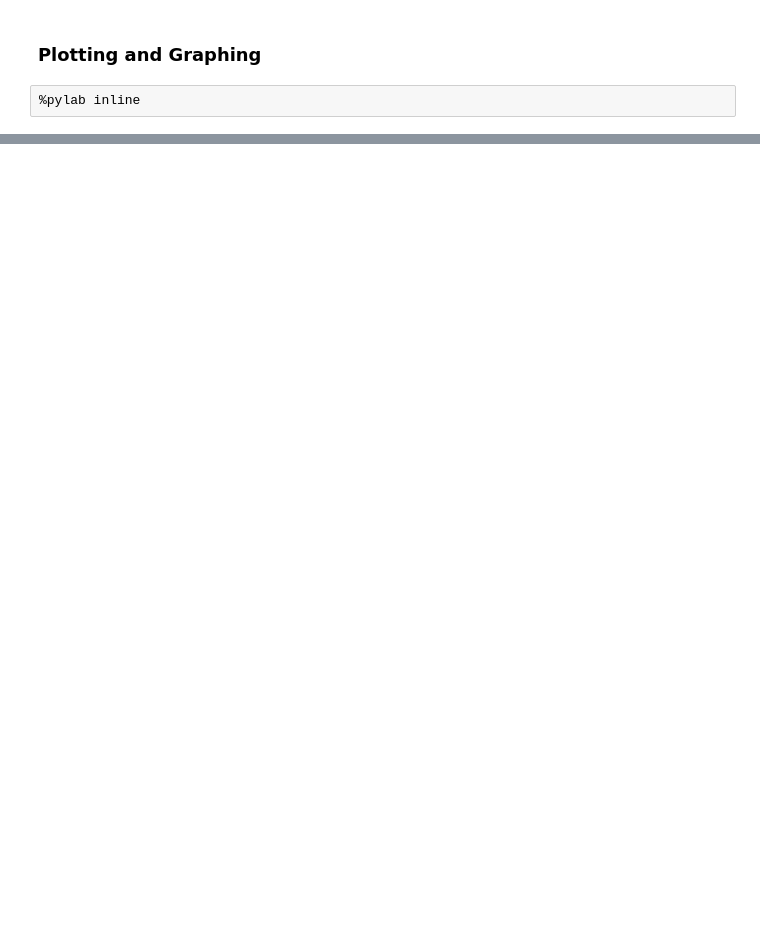
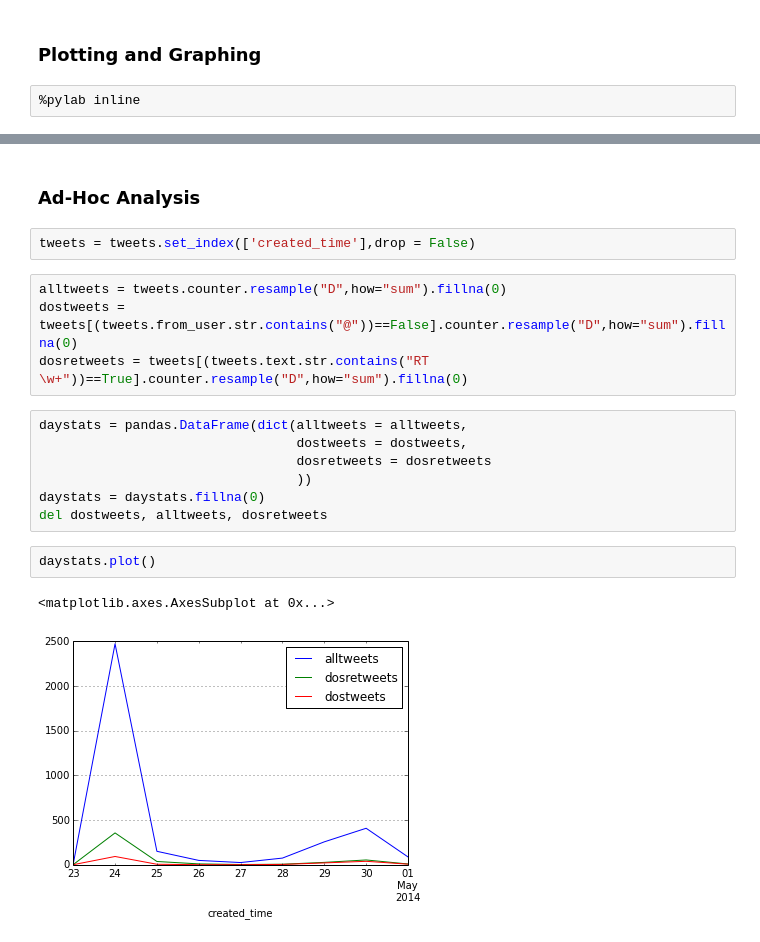
Before and after one commit to geramirez/ipython_notebooks, a Jupyter notebook: twitter_api_explore_v1.ipynb, the cells around one changed output, grey strips where cells are left out. Cells and saved outputs as stored; diff of their text form; blank space fills up the shorter version.

```diff
--- a/twitter_api_explore_v1.ipynb
+++ b/twitter_api_explore_v1.ipynb
@@ -255,0 +342,20 @@ plt.show()
+# %% [markdown]
+### Ad-Hoc Analysis
+# %%
+tweets = tweets.set_index(['created_time'],drop = False)
+# %%
+alltweets = tweets.counter.resample("D",how="sum").fillna(0)
+dostweets = tweets[(tweets.from_user.str.contains("@"))==False].counter.resample("D",how="sum").fillna(0)
+dosretweets = tweets[(tweets.text.str.contains("RT \w+"))==True].counter.resample("D",how="sum").fillna(0)
+# %%
+daystats = pandas.DataFrame(dict(alltweets = alltweets,
+                                 dostweets = dostweets,
+                                 dosretweets = dosretweets
+                                 ))
+daystats = daystats.fillna(0)
+del dostweets, alltweets, dosretweets
+# %%
+daystats.plot()
+# %% [output]
+<matplotlib.axes.AxesSubplot at 0x...>
+[figure, added]
```
Also changed, not shown: parts of 28 cells of this notebook.
